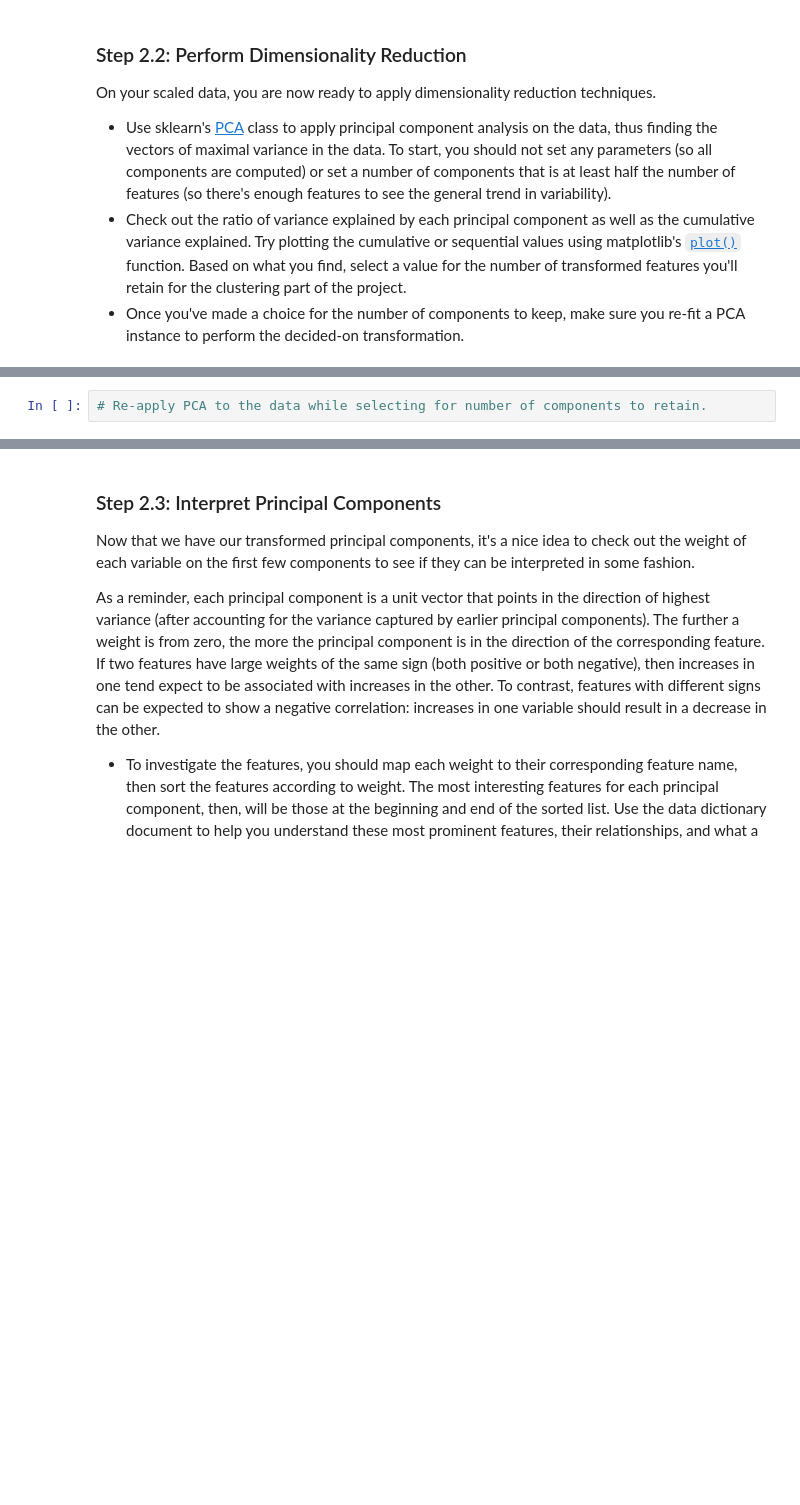
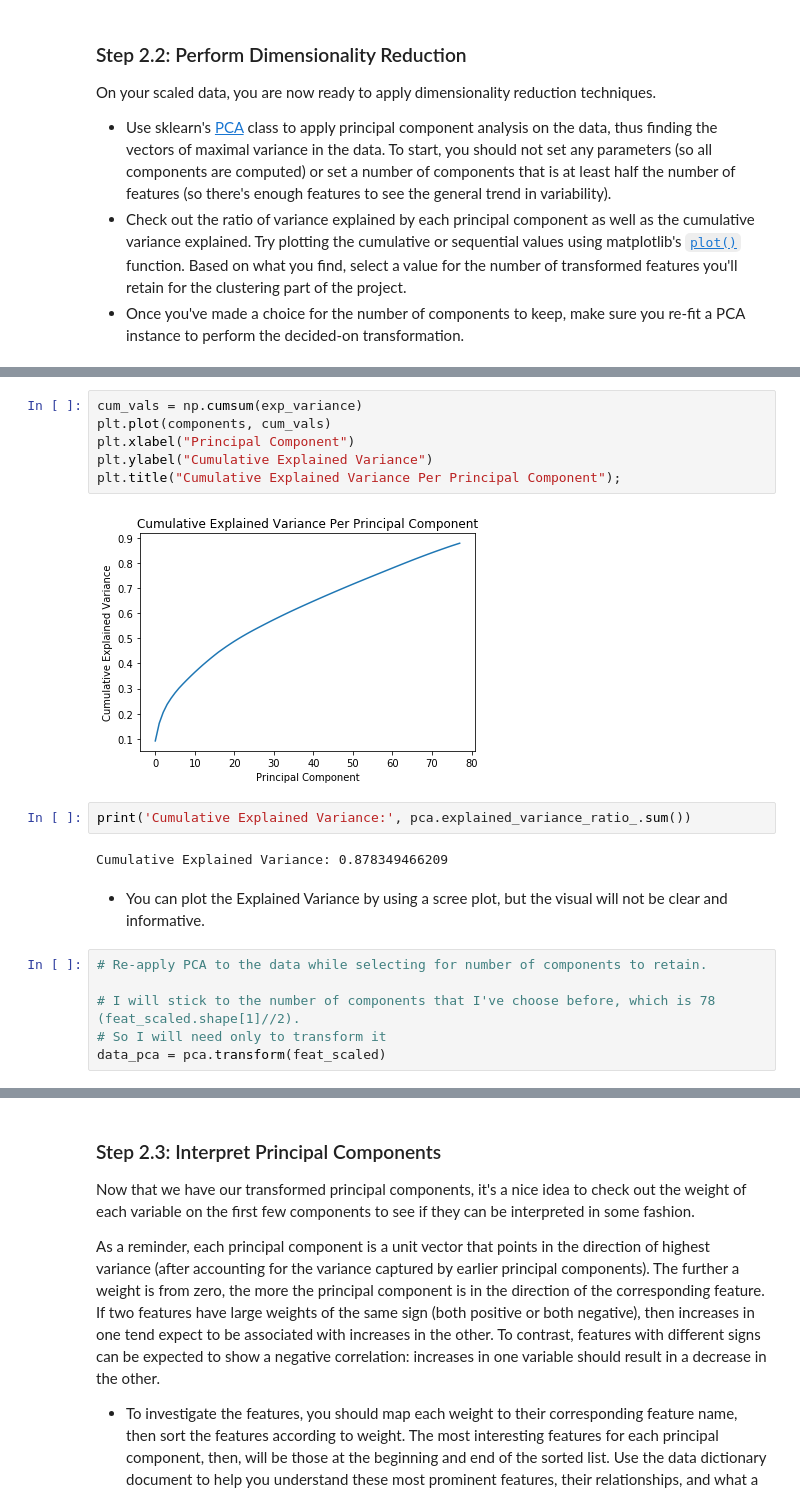
Before and after one commit to Faisal-AlDhuwayhi/Identify-Customer-Segments, a Jupyter notebook: Identify_Customer_Segments.ipynb, the cells around one changed output, grey strips where cells are left out. Cells and saved outputs as stored; diff of their text form; blank space fills up the shorter version.

```diff
--- a/Identify_Customer_Segments.ipynb
+++ b/Identify_Customer_Segments.ipynb
@@ -592,5 +635,23 @@ On your scaled data, you are now ready to apply dimensionality reduction techniq
+# %%
+cum_vals = np.cumsum(exp_variance)
+plt.plot(components, cum_vals)
+plt.xlabel("Principal Component")
+plt.ylabel("Cumulative Explained Variance")
+plt.title("Cumulative Explained Variance Per Principal Component");
+# %% [output]
+[figure, added]
+# %%
+print('Cumulative Explained Variance:', pca.explained_variance_ratio_.sum())
+# %% [output]
+Cumulative Explained Variance: 0.878349466209
+# %% [markdown]
+- You can plot the Explained Variance by using a scree plot, but the visual will not be clear and informative.
 # %%
 # Re-apply PCA to the data while selecting for number of components to retain.
+
+# I will stick to the number of components that I've choose before, which is 78 (feat_scaled.shape[1]//2).
+# So I will need only to transform it
+data_pca = pca.transform(feat_scaled)
 # %% [markdown]
 ### Discussion 2.2: Perform Dimensionality Reduction
 
```
Also changed, not shown: parts of 18 cells of this notebook.
